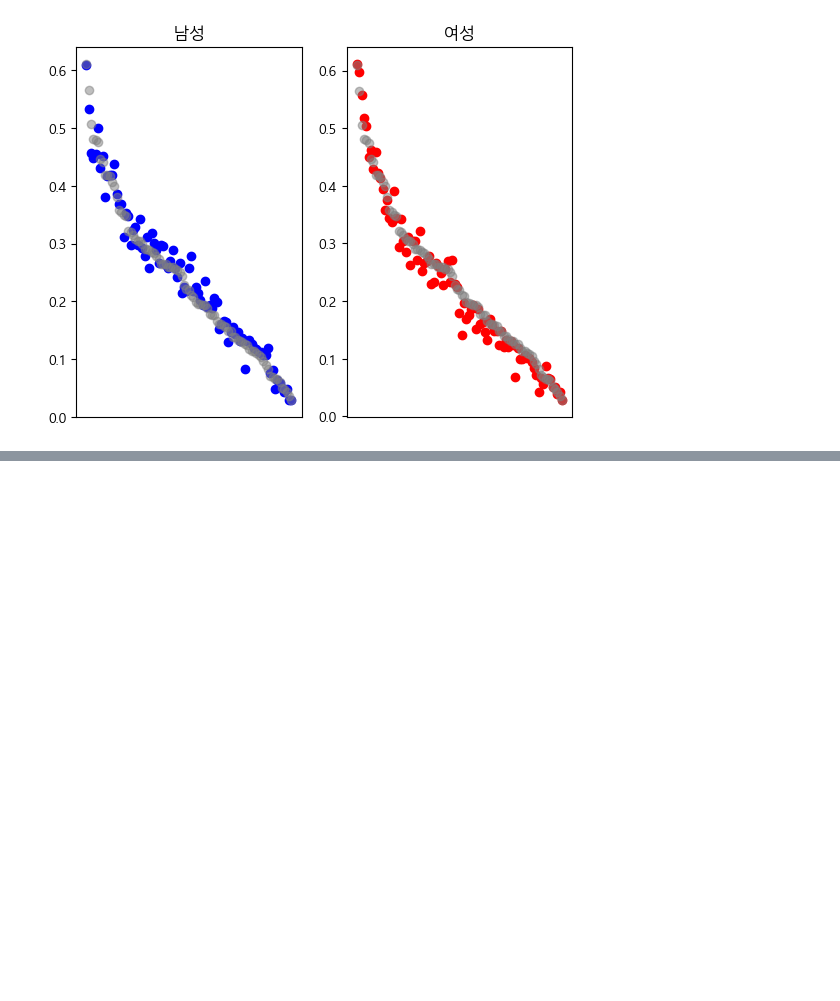
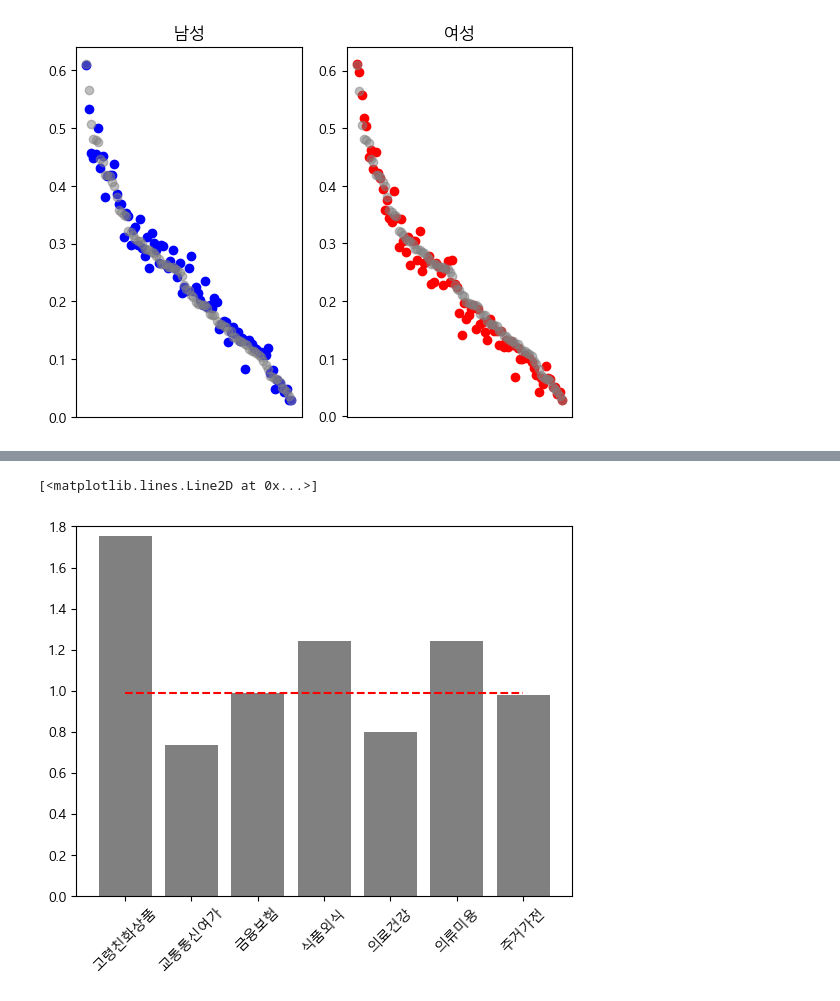
Before and after one commit to sheershay/finding-yold, a Jupyter notebook: 01_선행연구_분석.ipynb, the cells around one changed output, grey strips where cells are left out. Saved outputs shown, nothing was run; the diff lists cells and outputs as text; code cells hidden in the pictures; blank space fills up the shorter version.

```diff
--- a/01_선행연구_분석.ipynb
+++ b/01_선행연구_분석.ipynb
@@ -30,0 +75,13 @@ df['분류'].value_counts().plot(kind='barh')
+# %%
+x=np.arange(len(m_mean))
+plt.bar(x,m_mean['기대값'],color='grey')
+
+plt.xticks(x,m_mean.index,rotation=45)
+plt.ylim([0,1.8])
+
+line=[0.987]*7
+
+plt.plot(x,line,color='red',linestyle='dashed')
+# %% [output]
+[<matplotlib.lines.Line2D at 0x...>]
+[figure, added]
```
Also changed, not shown: parts of 9 cells of this notebook, 4 other files.
